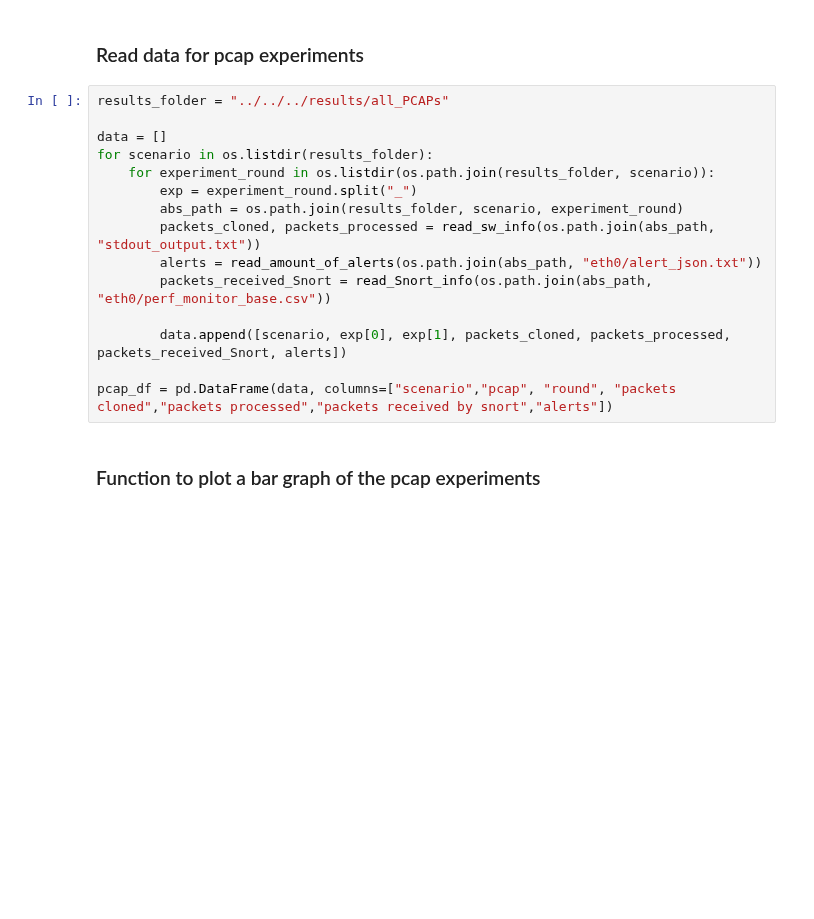
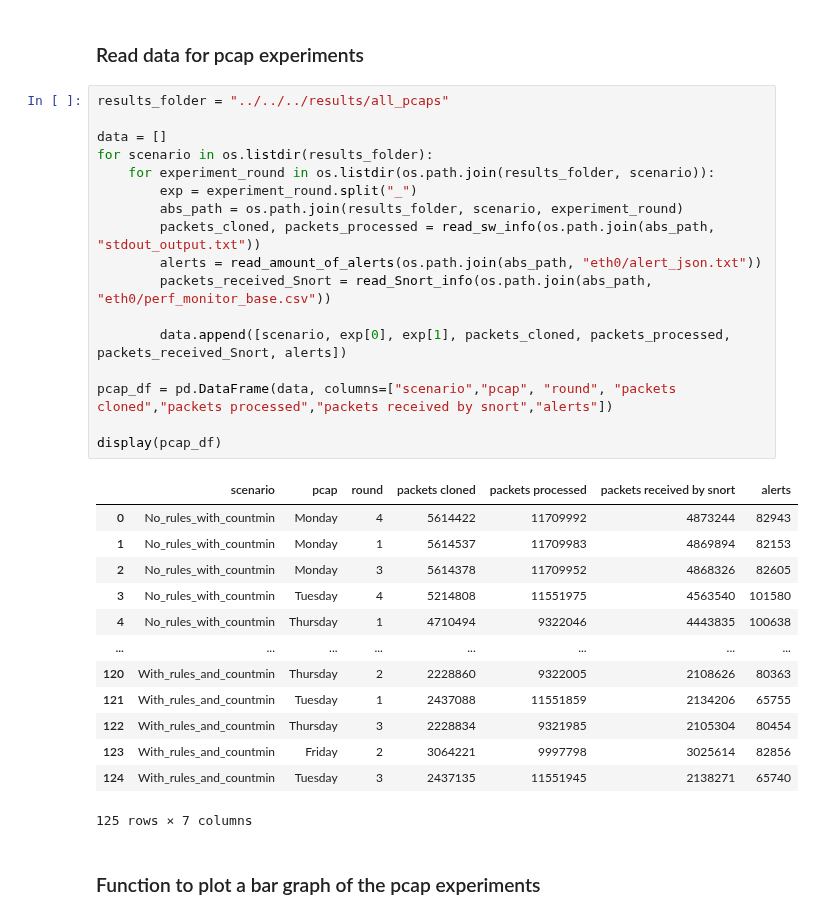
Before and after one commit to HenriqueBBrum/Network-Wide-Rule-Orchestrator, a Jupyter notebook: testing/countmin_and_pps_evaluation/countmin_and_pps_evaluation.ipynb, the cells around one changed output. Drawn from its saved outputs; the diff is of its cells as text; blank space fills up the shorter version.

```diff
--- a/testing/countmin_and_pps_evaluation/countmin_and_pps_evaluation.ipynb
+++ b/testing/countmin_and_pps_evaluation/countmin_and_pps_evaluation.ipynb
@@ -163,20 +163,36 @@ pps_bar_graphs(df, "pps_graphs/", "packets received by snort", "Number of packet
 # %% [markdown]
 ### Read data for pcap experiments
 # %%
-results_folder = "../../../results/all_PCAPs"
+results_folder = "../../../results/all_pcaps"
 
 data = []
 for scenario in os.listdir(results_folder):
     for experiment_round in os.listdir(os.path.join(results_folder, scenario)):
         exp = experiment_round.split("_")
         abs_path = os.path.join(results_folder, scenario, experiment_round)
         packets_cloned, packets_processed = read_sw_info(os.path.join(abs_path, "stdout_output.txt"))
         alerts = read_amount_of_alerts(os.path.join(abs_path, "eth0/alert_json.txt"))
         packets_received_Snort = read_Snort_info(os.path.join(abs_path, "eth0/perf_monitor_base.csv"))
 
         data.append([scenario, exp[0], exp[1], packets_cloned, packets_processed, packets_received_Snort, alerts])
 
 pcap_df = pd.DataFrame(data, columns=["scenario","pcap", "round", "packets cloned","packets processed","packets received by snort","alerts"])
+
+display(pcap_df)
+# %% [output]
+|  | scenario | pcap | round | packets cloned | packets processed | packets received by snort | alerts |
+| 0 | No_rules_with_countmin | Monday | 4 | 5614422 | 11709992 | 4873244 | 82943 |
+| 1 | No_rules_with_countmin | Monday | 1 | 5614537 | 11709983 | 4869894 | 82153 |
+| 2 | No_rules_with_countmin | Monday | 3 | 5614378 | 11709952 | 4868326 | 82605 |
+| 3 | No_rules_with_countmin | Tuesday | 4 | 5214808 | 11551975 | 4563540 | 101580 |
+| 4 | No_rules_with_countmin | Thursday | 1 | 4710494 | 9322046 | 4443835 | 100638 |
+| ... | ... | ... | ... | ... | ... | ... | ... |
+| 120 | With_rules_and_countmin | Thursday | 2 | 2228860 | 9322005 | 2108626 | 80363 |
+| 121 | With_rules_and_countmin | Tuesday | 1 | 2437088 | 11551859 | 2134206 | 65755 |
+| 122 | With_rules_and_countmin | Thursday | 3 | 2228834 | 9321985 | 2105304 | 80454 |
+| 123 | With_rules_and_countmin | Friday | 2 | 3064221 | 9997798 | 3025614 | 82856 |
+| 124 | With_rules_and_countmin | Tuesday | 3 | 2437135 | 11551945 | 2138271 | 65740 |
+125 rows × 7 columns
 # %% [markdown]
 ### Function to plot a bar graph of the pcap experiments
 # %%
```
Also changed, not shown: parts of 5 cells of this notebook, 16 other files.
